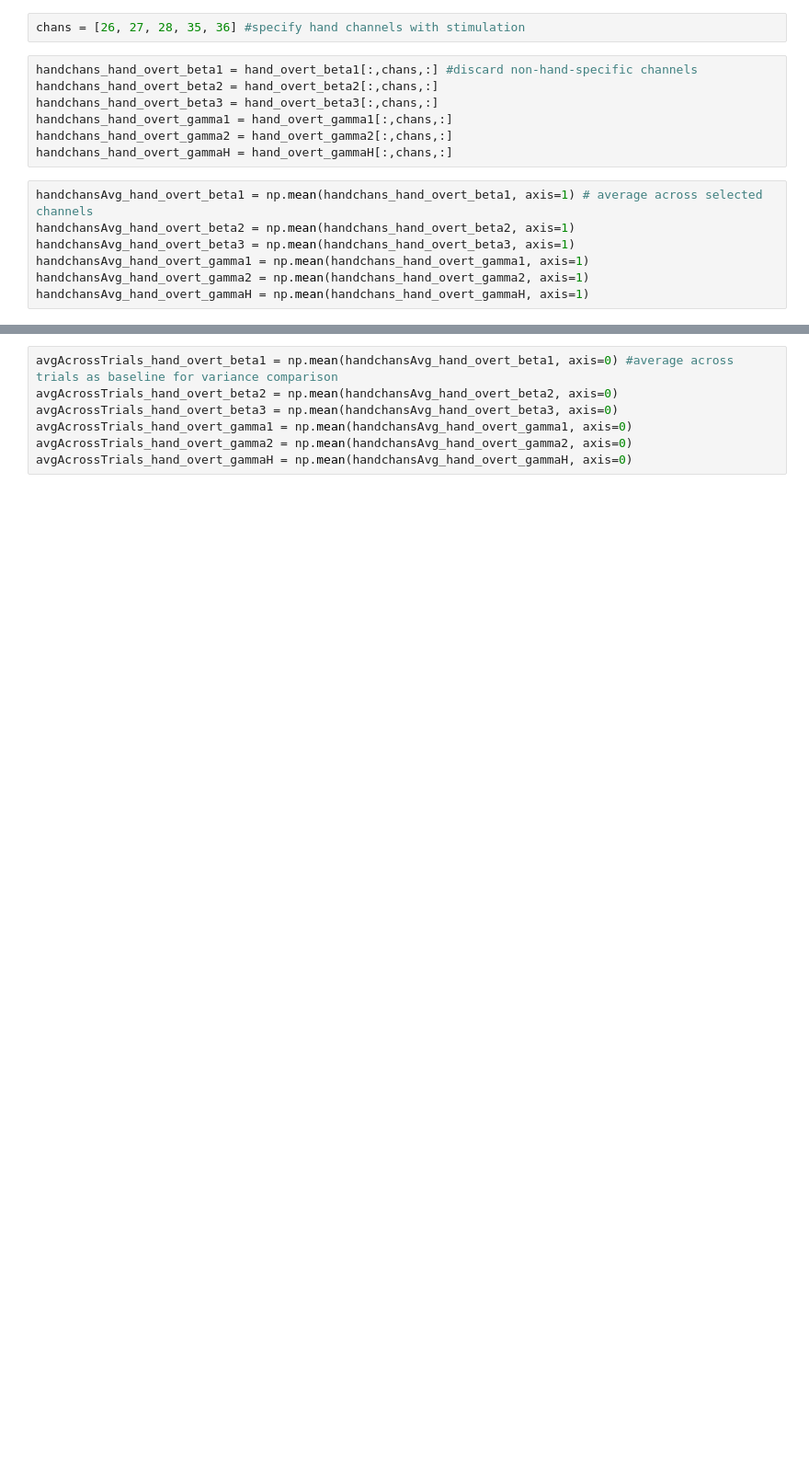
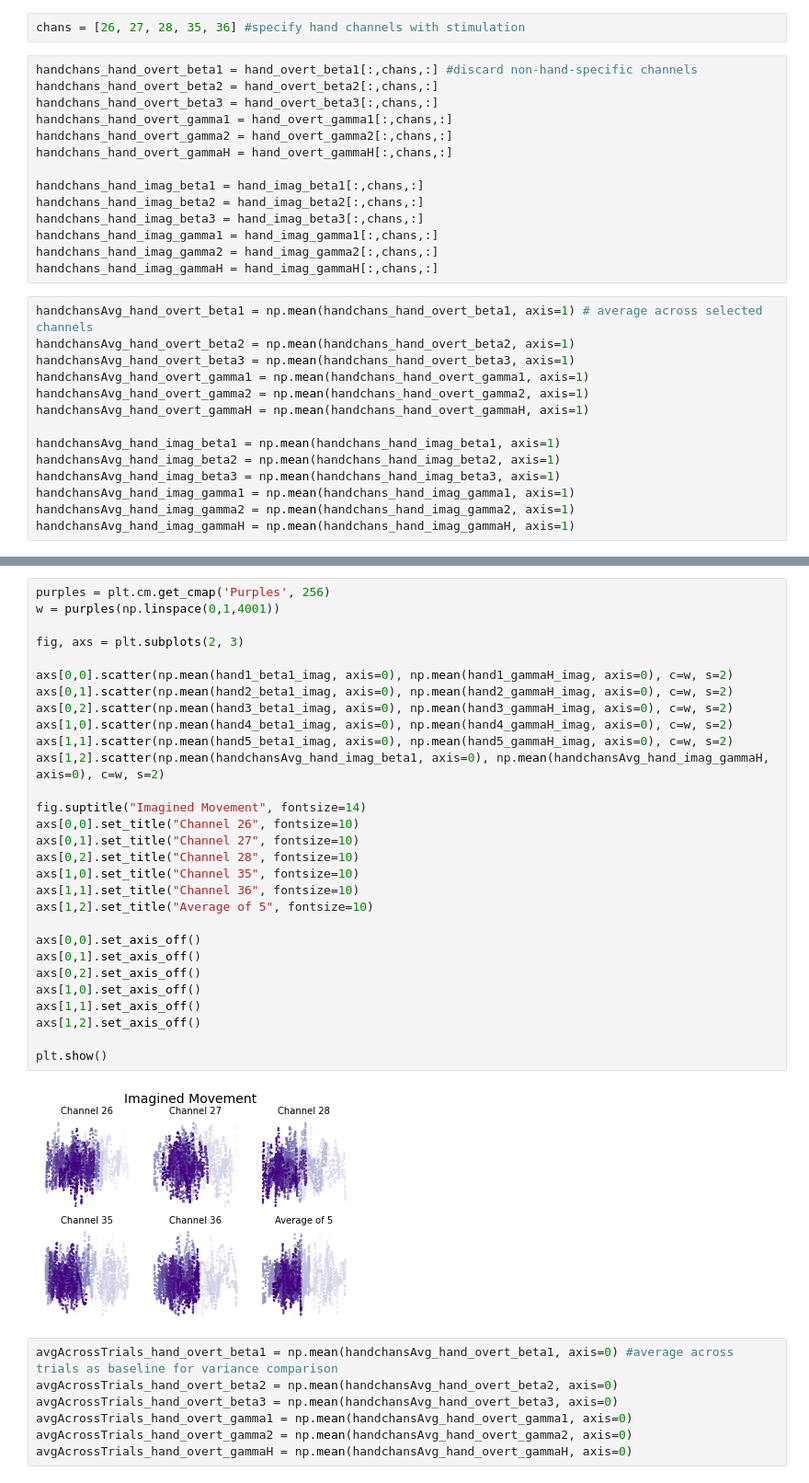
Before and after one commit to jessb0t/motorImagery, a Jupyter notebook: plotting-stuff.ipynb, the cells around one changed output, grey strips where cells are left out. Shown at 92% size. Saved outputs shown, nothing was run; the diff lists cells and outputs as text; blank space fills up the shorter version.

```diff
--- a/plotting-stuff.ipynb
+++ b/plotting-stuff.ipynb
@@ -63,6 +50,13 @@ handchans_hand_overt_beta3 = hand_overt_beta3[:,chans,:]
 handchans_hand_overt_gamma1 = hand_overt_gamma1[:,chans,:]
 handchans_hand_overt_gamma2 = hand_overt_gamma2[:,chans,:]
 handchans_hand_overt_gammaH = hand_overt_gammaH[:,chans,:]
+
+handchans_hand_imag_beta1 = hand_imag_beta1[:,chans,:]
+handchans_hand_imag_beta2 = hand_imag_beta2[:,chans,:]
+handchans_hand_imag_beta3 = hand_imag_beta3[:,chans,:]
+handchans_hand_imag_gamma1 = hand_imag_gamma1[:,chans,:]
+handchans_hand_imag_gamma2 = hand_imag_gamma2[:,chans,:]
+handchans_hand_imag_gammaH = hand_imag_gammaH[:,chans,:]
 # %%
 handchansAvg_hand_overt_beta1 = np.mean(handchans_hand_overt_beta1, axis=1) # average across selected channels
 handchansAvg_hand_overt_beta2 = np.mean(handchans_hand_overt_beta2, axis=1)
@@ -70,3 +64,10 @@ handchansAvg_hand_overt_beta3 = np.mean(handchans_hand_overt_beta3, axis=1)
 handchansAvg_hand_overt_gamma1 = np.mean(handchans_hand_overt_gamma1, axis=1)
 handchansAvg_hand_overt_gamma2 = np.mean(handchans_hand_overt_gamma2, axis=1)
 handchansAvg_hand_overt_gammaH = np.mean(handchans_hand_overt_gammaH, axis=1)
+
+handchansAvg_hand_imag_beta1 = np.mean(handchans_hand_imag_beta1, axis=1)
+handchansAvg_hand_imag_beta2 = np.mean(handchans_hand_imag_beta2, axis=1)
+handchansAvg_hand_imag_beta3 = np.mean(handchans_hand_imag_beta3, axis=1)
+handchansAvg_hand_imag_gamma1 = np.mean(handchans_hand_imag_gamma1, axis=1)
+handchansAvg_hand_imag_gamma2 = np.mean(handchans_hand_imag_gamma2, axis=1)
+handchansAvg_hand_imag_gammaH = np.mean(handchans_hand_imag_gammaH, axis=1)
@@ -73,3 +138,34 @@ handchansAvg_hand_overt_gammaH = np.mean(handchans_hand_overt_gammaH, axis=1)
+# %%
+purples = plt.cm.get_cmap('Purples', 256)
+w = purples(np.linspace(0,1,4001))
+
+fig, axs = plt.subplots(2, 3)
+
+axs[0,0].scatter(np.mean(hand1_beta1_imag, axis=0), np.mean(hand1_gammaH_imag, axis=0), c=w, s=2)
+axs[0,1].scatter(np.mean(hand2_beta1_imag, axis=0), np.mean(hand2_gammaH_imag, axis=0), c=w, s=2)
+axs[0,2].scatter(np.mean(hand3_beta1_imag, axis=0), np.mean(hand3_gammaH_imag, axis=0), c=w, s=2)
+axs[1,0].scatter(np.mean(hand4_beta1_imag, axis=0), np.mean(hand4_gammaH_imag, axis=0), c=w, s=2)
+axs[1,1].scatter(np.mean(hand5_beta1_imag, axis=0), np.mean(hand5_gammaH_imag, axis=0), c=w, s=2)
+axs[1,2].scatter(np.mean(handchansAvg_hand_imag_beta1, axis=0), np.mean(handchansAvg_hand_imag_gammaH, axis=0), c=w, s=2)
+
+fig.suptitle("Imagined Movement", fontsize=14)
+axs[0,0].set_title("Channel 26", fontsize=10)
+axs[0,1].set_title("Channel 27", fontsize=10)
+axs[0,2].set_title("Channel 28", fontsize=10)
+axs[1,0].set_title("Channel 35", fontsize=10)
+axs[1,1].set_title("Channel 36", fontsize=10)
+axs[1,2].set_title("Average of 5", fontsize=10)
+
+axs[0,0].set_axis_off()
+axs[0,1].set_axis_off()
+axs[0,2].set_axis_off()
+axs[1,0].set_axis_off()
+axs[1,1].set_axis_off()
+axs[1,2].set_axis_off()
+
+plt.show()
+# %% [output]
+[figure, added]
 # %%
 avgAcrossTrials_hand_overt_beta1 = np.mean(handchansAvg_hand_overt_beta1, axis=0) #average across trials as baseline for variance comparison
 avgAcrossTrials_hand_overt_beta2 = np.mean(handchansAvg_hand_overt_beta2, axis=0)
```
Also changed, not shown: parts of 9 cells of this notebook, 24 other files.
